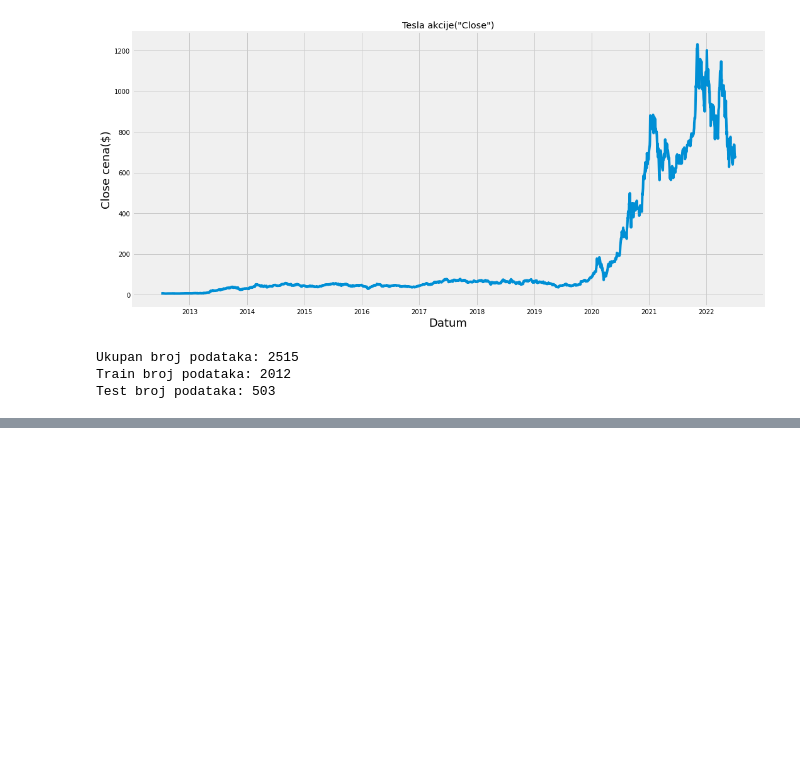
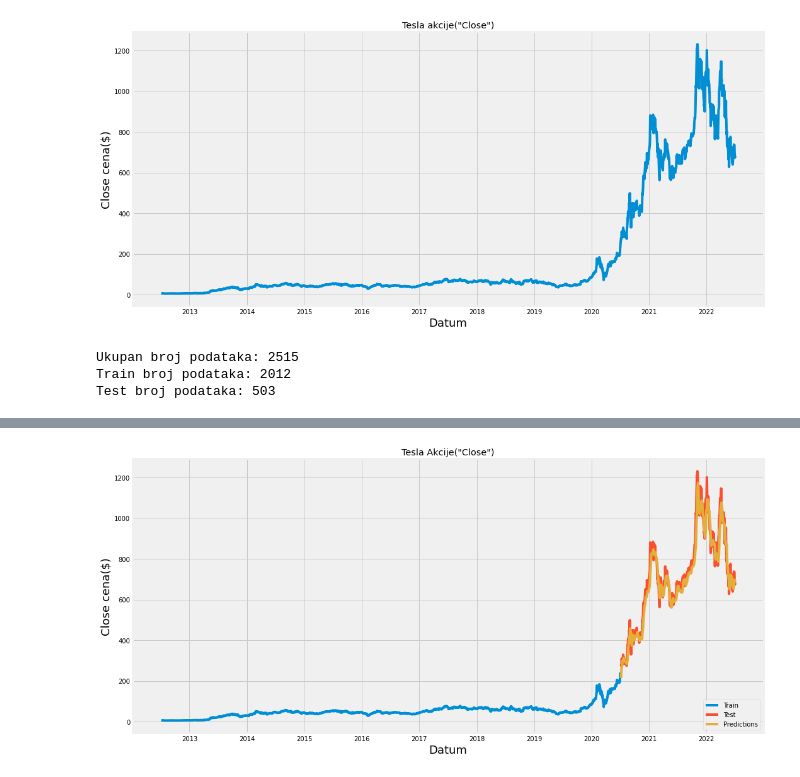
Before and after one commit to MatijaAleksic/StockMarketPrediciton-MachineLearning, a Jupyter notebook: StockMarketPrediction.ipynb, the cells around one changed output, grey strips where cells are left out. Cells and saved outputs as stored; diff of their text form; code cells hidden in the pictures; blank space fills up the shorter version.

```diff
--- a/StockMarketPrediction.ipynb
+++ b/StockMarketPrediction.ipynb
@@ -503,27 +560,29 @@ print('Ensamble rmse = ', str(ensamble_real_rmse)) # +  ", real_rmse = " + str(e
 # %%
-#Plot the results
+#Vizuelizacija podataka
 train = data[:training_data_len]
 data_date = df.filter(['Date'])
 train['Datum'] = data_date[:training_data_len]
 
 valid = data[training_data_len:]
-valid['Predictions'] = final_predictions #final_predictions
+valid['Predictions'] = predictions1 #final_predictions
 valid['Datum'] = data_date[training_data_len:]
 # train['Datum'] = df['Date']
 
-#Visualize the data
+
 plt.figure(figsize=(16,8))
 ax = plt.gca()
 #Za formatiranje date kolone da pisu samo godine a ne svaki dan
 ax.xaxis.set_major_locator(matplotlib.dates.YearLocator())
 ax.xaxis.set_major_formatter(matplotlib.dates.DateFormatter("%Y"))
 
 plt.title('Tesla Akcije("Close")')
 plt.xlabel('Datum', fontsize=18)
 plt.ylabel('Close cena($)', fontsize=18)
 
 plt.plot(train['Datum'], train['Close'])
 plt.plot(valid['Datum'], valid[['Close', 'Predictions']])
 
 plt.legend(['Train', 'Test', 'Predictions'], loc='lower right')
 plt.show()
+# %% [output]
+[figure, added]
```
Also changed, not shown: parts of 16 cells of this notebook, 5 other files.
